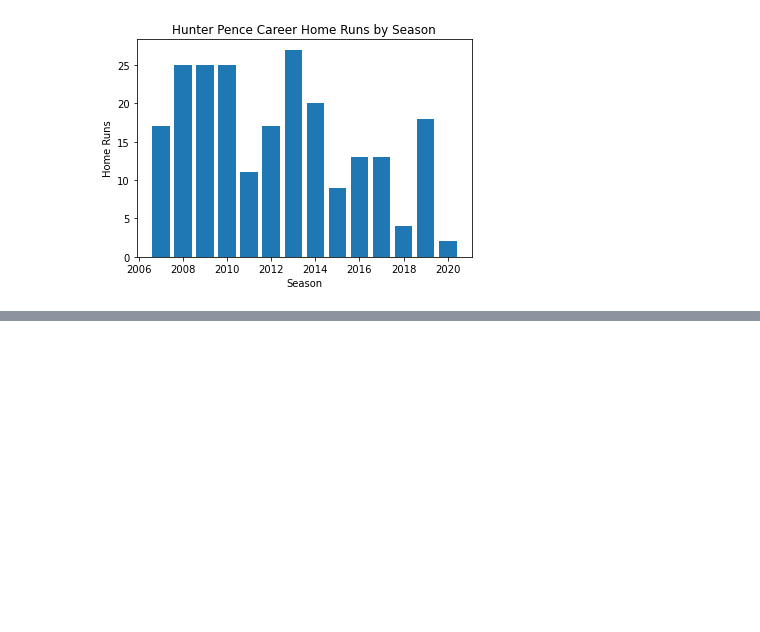
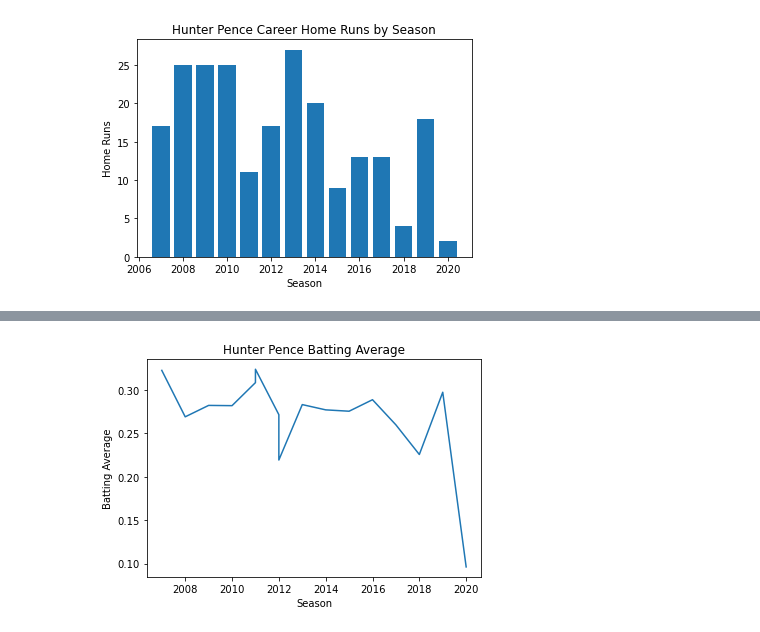
Before and after one commit to matthewjchin/baseballstats, a Jupyter notebook: Slug_Datavis.ipynb, the cells around one changed output, grey strips where cells are left out. Drawn from its saved outputs; the diff is of its cells as text; code cells hidden in the pictures; blank space fills up the shorter version.

Commit message:
addl graphs

```diff
--- a/Slug_Datavis.ipynb
+++ b/Slug_Datavis.ipynb
@@ -144,0 +133,8 @@ plt.show()
+# %%
+plt.plot(pencehu_stats.yearID, (pencehu_stats.H/pencehu_stats.AB))
+plt.title("Hunter Pence Batting Average")
+plt.xlabel("Season")
+plt.ylabel("Batting Average")
+plt.show()
+# %% [output]
+[figure, added]
```
Also changed, not shown: parts of 8 cells of this notebook.
